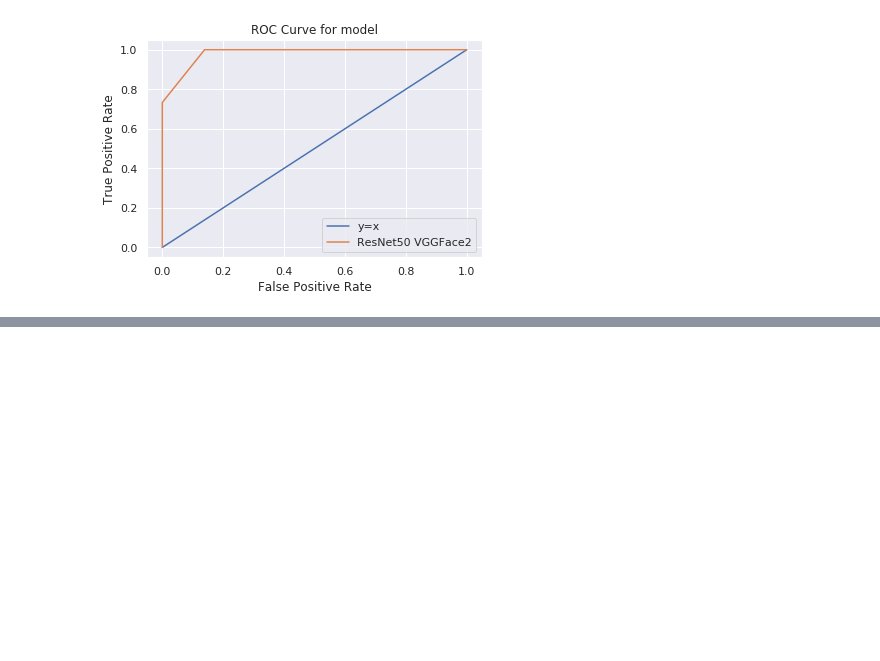
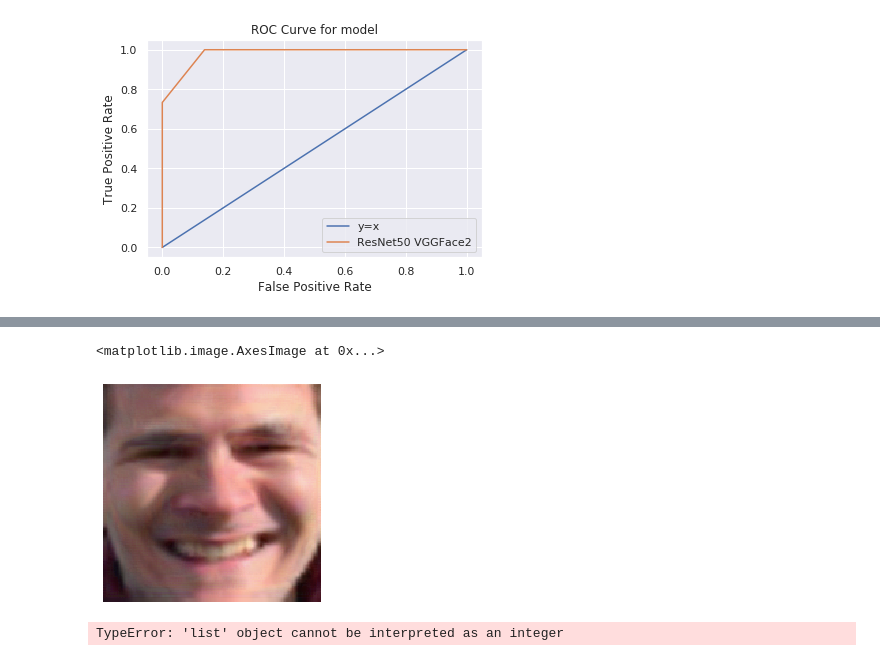
Before and after one commit to psturmfels/adversarial_faces, a Jupyter notebook: notebooks/Strong_Attack.ipynb, the cells around one changed output, grey strips where cells are left out. Drawn from its saved outputs; the diff is of its cells as text; code cells hidden in the pictures; blank space fills up the shorter version.

```diff
--- a/notebooks/Strong_Attack.ipynb
+++ b/notebooks/Strong_Attack.ipynb
@@ -156,0 +252,20 @@ plt.imshow(undo_preprocess(ivan_images[0], ivan_mean, ivan_std))
+# %%
+yoshi_embeddings = model.predict(np.array(yoshi_images), batch_size=6)
+# %%
+attacker = ExperimentalAttacker(model)
+ivan_adversairal_img, losses = attacker.target_vector_attack(
+    ivan_images[0:1],
+    yoshi_embeddings[0:1],
+    normalize_target_embedding=True,
+    num_iters=1000
+)
+# %%
+plt.axis("off")
+plt.imshow(undo_preprocess(np.array(ivan_adversairal_img[0]), ivan_mean, ivan_std))
+# %% [output]
+<matplotlib.image.AxesImage at 0x...>
+[figure, added]
+# %%
+plt.plot(range(losses), losses)
+# %% [output]
+TypeError: 'list' object cannot be interpreted as an integer
```
Also changed, not shown: parts of 5 cells of this notebook.
